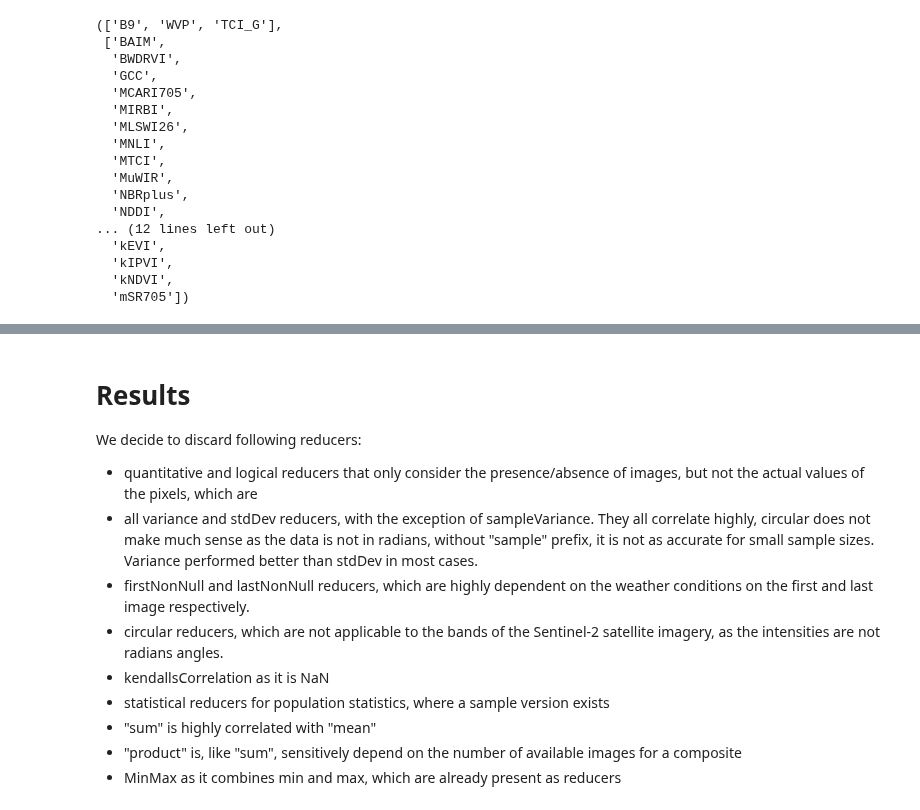
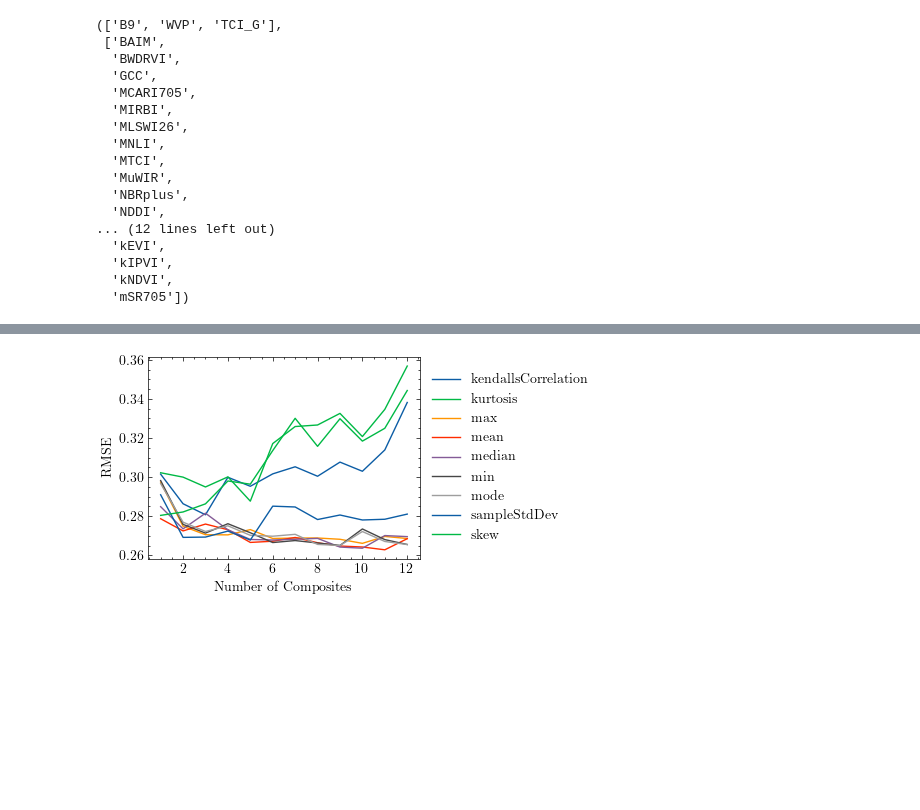
Before and after one commit to Lumcoin/leaf-type-mixture, a Jupyter notebook: notebooks/2-compositing.ipynb, the cells around one changed output, grey strips where cells are left out. Drawn from its saved outputs; the diff is of its cells as text; code cells hidden in the pictures; blank space fills up the shorter version.

```diff
--- a/notebooks/2-compositing.ipynb
+++ b/notebooks/2-compositing.ipynb
@@ -289,13 +247,0 @@ plt.show()
-# %% [markdown]
-# Results
-
-We decide to discard following reducers:
-- quantitative and logical reducers that only consider the presence/absence of images, but not the actual values of the pixels, which are
-- all variance and stdDev reducers, with the exception of sampleVariance. They all correlate highly, circular does not make much sense as the data is not in radians, without "sample" prefix, it is not as accurate for small sample sizes. Variance performed better than stdDev in most cases.
-- firstNonNull and lastNonNull reducers, which are highly dependent on the weather conditions on the first and last image respectively.
-- circular reducers, which are not applicable to the bands of the Sentinel-2 satellite imagery, as the intensities are not radians angles.
-- kendallsCorrelation as it is NaN
-- statistical reducers for population statistics, where a sample version exists
-- "sum" is highly correlated with "mean"
-- "product" is, like "sum", sensitively depend on the number of available images for a composite
-- MinMax as it combines min and max, which are already present as reducers
@@ -314,0 +248,24 @@ reducers = [
+# %%
+# Draw the RMSEs for each reducer across the number of composites per year
+import pandas as pd
+import matplotlib.pyplot as plt
+import matplotlib.ticker as ticker
+import scienceplots
+
+plt.style.use("science")
+
+df = pd.read_csv("../reports/compositing.csv")
+
+ax = plt.subplot()
+for name, group in df.groupby("Reducer"):
+    group.plot(x="Composites", y="Root Mean Squared Error", ax=ax, label=name)
+
+# Format
+ax.legend(loc="center left", bbox_to_anchor=(1, 0.5))
+ax.set_xlabel("Number of Composites")
+ax.set_ylabel("RMSE")
+ax.xaxis.set_major_locator(ticker.MaxNLocator(integer=True))
+
+plt.show()
+# %% [output]
+[figure, added]
```
Also changed, not shown: parts of 17 cells of this notebook, 3 other files.
